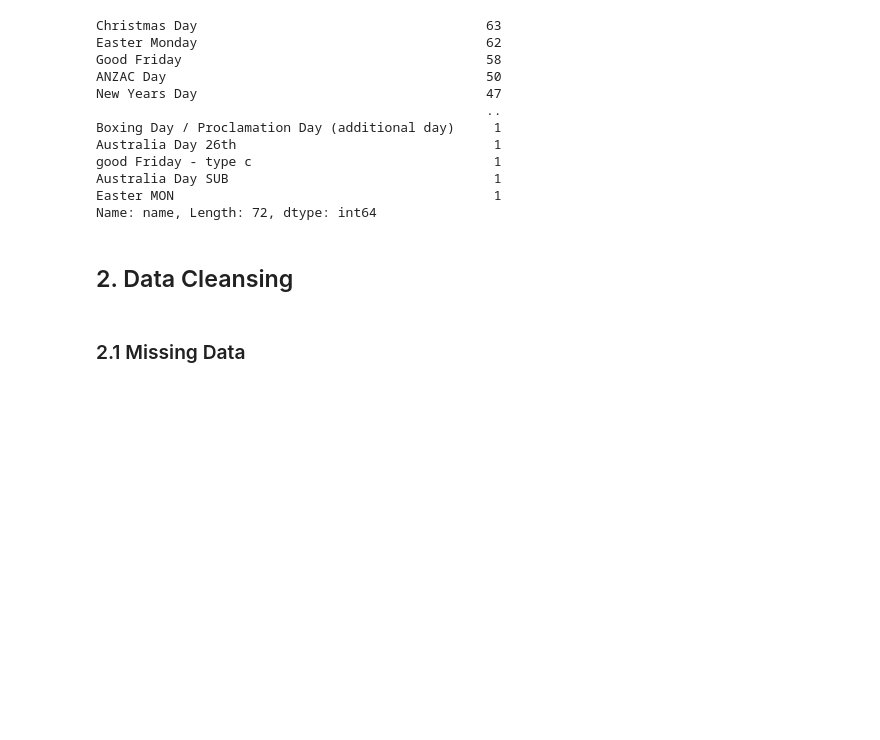
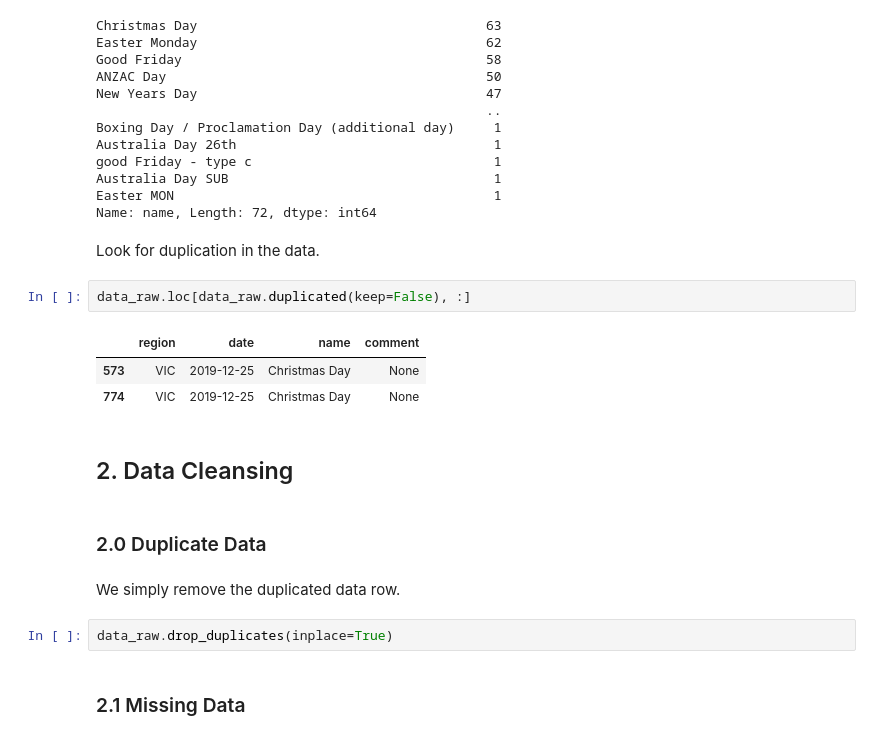
Before and after one commit to jerryawang/git_learning, a Jupyter notebook: PHOL Cleaning.ipynb, the cells around one changed output. Drawn from its saved outputs; the diff is of its cells as text; blank space fills up the shorter version.

```diff
--- a/PHOL Cleaning.ipynb
+++ b/PHOL Cleaning.ipynb
@@ -59,8 +58,22 @@ good Friday - type c                               1
 Australia Day SUB                                  1
 Easter MON                                         1
 Name: name, Length: 72, dtype: int64
+# %% [markdown]
+Look for duplication in the data.
+# %%
+data_raw.loc[data_raw.duplicated(keep=False), :]
+# %% [output]
+|  | region | date | name | comment |
+| 573 | VIC | 2019-12-25 | Christmas Day | None |
+| 774 | VIC | 2019-12-25 | Christmas Day | None |
 # %% [markdown]
 ## 2. Data Cleansing
+# %% [markdown]
+### 2.0 Duplicate Data
+# %% [markdown]
+We simply remove the duplicated data row.
+# %%
+data_raw.drop_duplicates(inplace=True)
 # %% [markdown]
 ### 2.1 Missing Data
 # %% [markdown]
```
Also changed, not shown: parts of 17 cells of this notebook.
